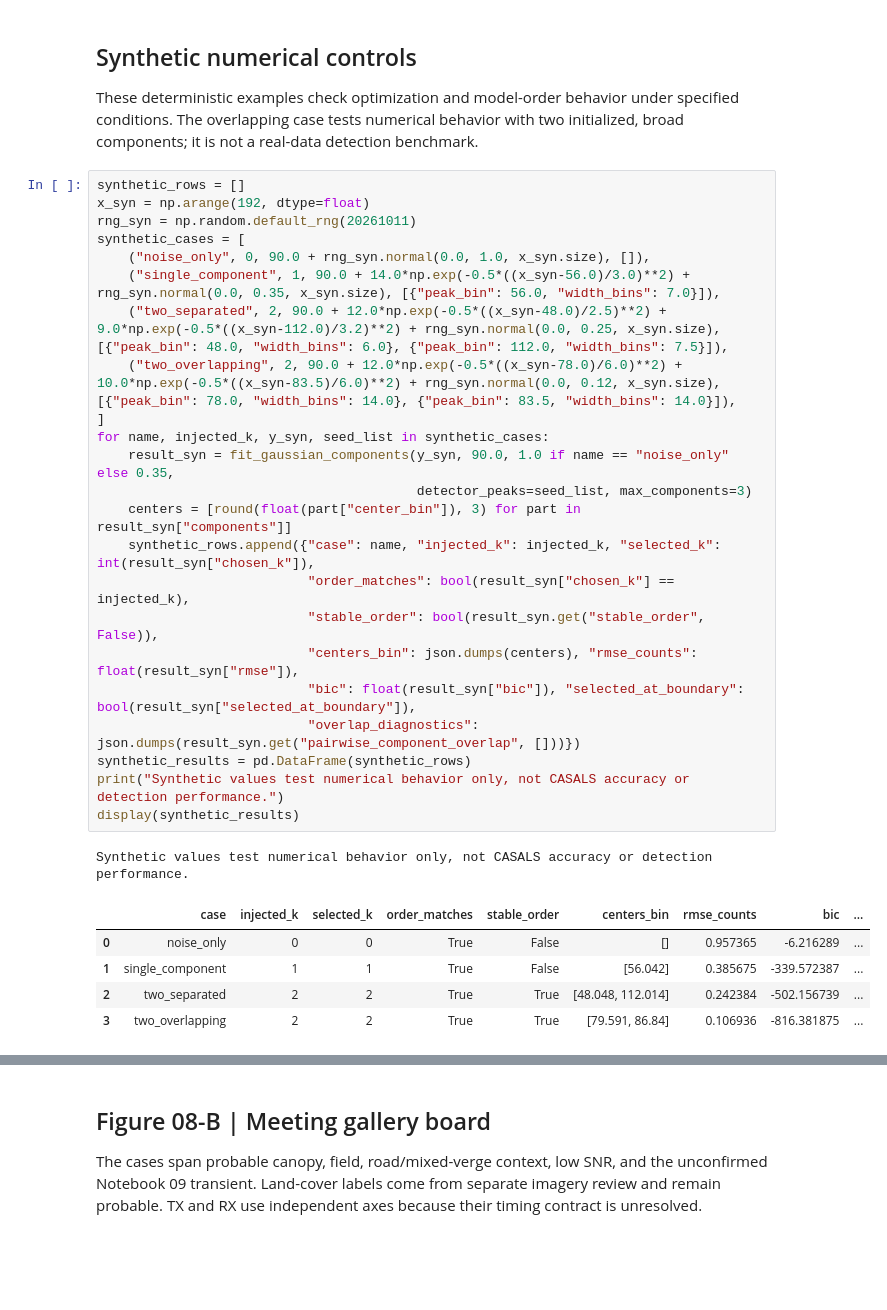
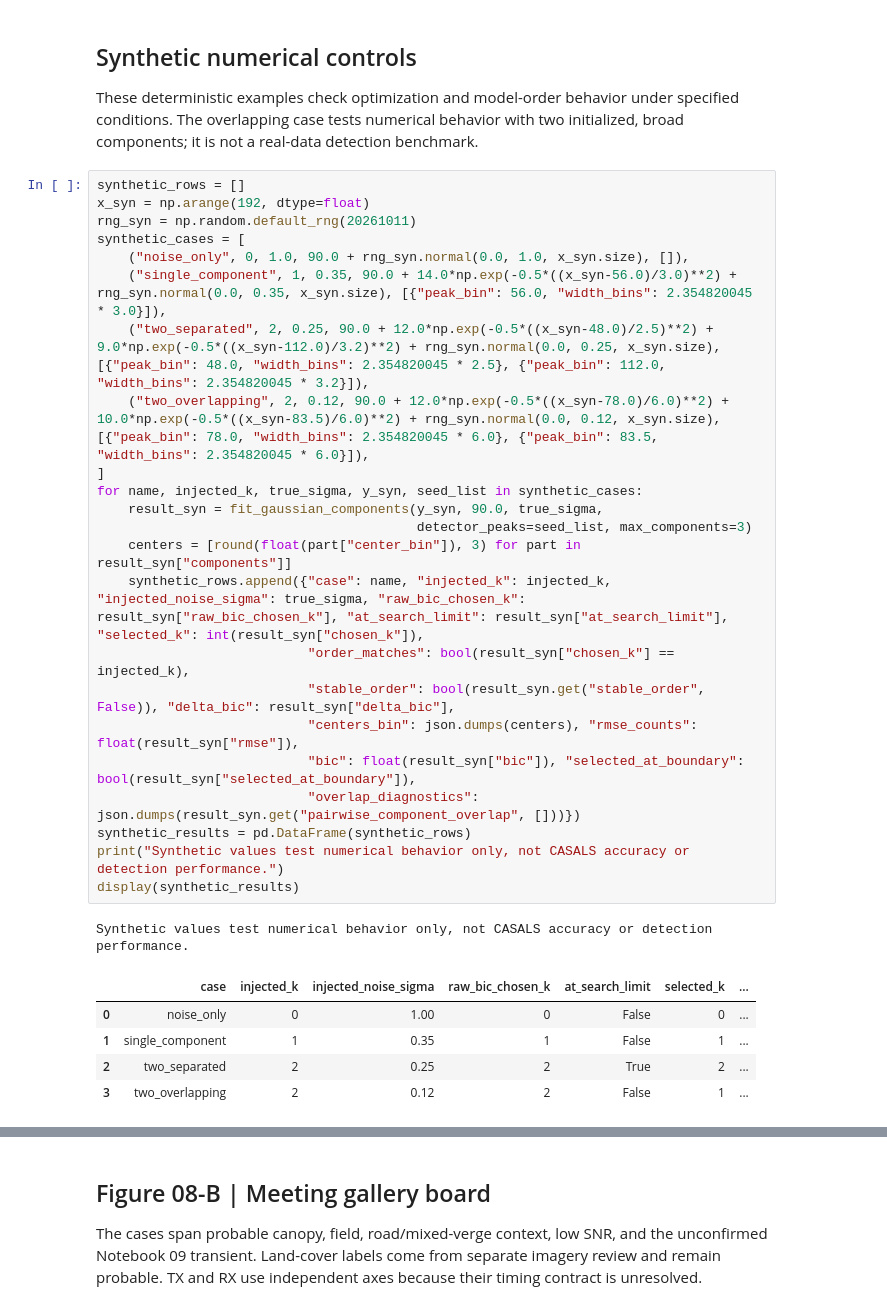
Before and after one commit to jgzhong99/CASALS, a Jupyter notebook: notebooks/08_waveform_decomposition.ipynb, the cells around one changed output, grey strips where cells are left out. Cells and saved outputs as stored; diff of their text form; blank space fills up the shorter version.

```diff
--- a/notebooks/08_waveform_decomposition.ipynb
+++ b/notebooks/08_waveform_decomposition.ipynb
@@ -343,33 +360,33 @@ These deterministic examples check optimization and model-order behavior under s
 # %%
 synthetic_rows = []
 x_syn = np.arange(192, dtype=float)
 rng_syn = np.random.default_rng(20261011)
 synthetic_cases = [
-    ("noise_only", 0, 90.0 + rng_syn.normal(0.0, 1.0, x_syn.size), []),
-    ("single_component", 1, 90.0 + 14.0*np.exp(-0.5*((x_syn-56.0)/3.0)**2) + rng_syn.normal(0.0, 0.35, x_syn.size), [{"peak_bin": 56.0, "width_bins": 7.0}]),
-    ("two_separated", 2, 90.0 + 12.0*np.exp(-0.5*((x_syn-48.0)/2.5)**2) + 9.0*np.exp(-0.5*((x_syn-112.0)/3.2)**2) + rng_syn.normal(0.0, 0.25, x_syn.size), [{"peak_bin": 48.0, "width_bins": 6.0}, {"peak_bin": 112.0, "width_bins": 7.5}]),
-    ("two_overlapping", 2, 90.0 + 12.0*np.exp(-0.5*((x_syn-78.0)/6.0)**2) + 10.0*np.exp(-0.5*((x_syn-83.5)/6.0)**2) + rng_syn.normal(0.0, 0.12, x_syn.size), [{"peak_bin": 78.0, "width_bins": 14.0}, {"peak_bin": 83.5, "width_bins": 14.0}]),
+    ("noise_only", 0, 1.0, 90.0 + rng_syn.normal(0.0, 1.0, x_syn.size), []),
+    ("single_component", 1, 0.35, 90.0 + 14.0*np.exp(-0.5*((x_syn-56.0)/3.0)**2) + rng_syn.normal(0.0, 0.35, x_syn.size), [{"peak_bin": 56.0, "width_bins": 2.354820045 * 3.0}]),
+    ("two_separated", 2, 0.25, 90.0 + 12.0*np.exp(-0.5*((x_syn-48.0)/2.5)**2) + 9.0*np.exp(-0.5*((x_syn-112.0)/3.2)**2) + rng_syn.normal(0.0, 0.25, x_syn.size), [{"peak_bin": 48.0, "width_bins": 2.354820045 * 2.5}, {"peak_bin": 112.0, "width_bins": 2.354820045 * 3.2}]),
+    ("two_overlapping", 2, 0.12, 90.0 + 12.0*np.exp(-0.5*((x_syn-78.0)/6.0)**2) + 10.0*np.exp(-0.5*((x_syn-83.5)/6.0)**2) + rng_syn.normal(0.0, 0.12, x_syn.size), [{"peak_bin": 78.0, "width_bins": 2.354820045 * 6.0}, {"peak_bin": 83.5, "width_bins": 2.354820045 * 6.0}]),
 ]
-for name, injected_k, y_syn, seed_list in synthetic_cases:
-    result_syn = fit_gaussian_components(y_syn, 90.0, 1.0 if name == "noise_only" else 0.35,
+for name, injected_k, true_sigma, y_syn, seed_list in synthetic_cases:
+    result_syn = fit_gaussian_components(y_syn, 90.0, true_sigma,
                                          detector_peaks=seed_list, max_components=3)
     centers = [round(float(part["center_bin"]), 3) for part in result_syn["components"]]
-    synthetic_rows.append({"case": name, "injected_k": injected_k, "selected_k": int(result_syn["chosen_k"]),
+    synthetic_rows.append({"case": name, "injected_k": injected_k, "injected_noise_sigma": true_sigma, "raw_bic_chosen_k": result_syn["raw_bic_chosen_k"], "at_search_limit": result_syn["at_search_limit"], "selected_k": int(result_syn["chosen_k"]),
                            "order_matches": bool(result_syn["chosen_k"] == injected_k),
-                           "stable_order": bool(result_syn.get("stable_order", False)),
+                           "stable_order": bool(result_syn.get("stable_order", False)), "delta_bic": result_syn["delta_bic"],
                            "centers_bin": json.dumps(centers), "rmse_counts": float(result_syn["rmse"]),
                            "bic": float(result_syn["bic"]), "selected_at_boundary": bool(result_syn["selected_at_boundary"]),
                            "overlap_diagnostics": json.dumps(result_syn.get("pairwise_component_overlap", []))})
 synthetic_results = pd.DataFrame(synthetic_rows)
 print("Synthetic values test numerical behavior only, not CASALS accuracy or detection performance.")
 display(synthetic_results)
 # %% [output]
 Synthetic values test numerical behavior only, not CASALS accuracy or detection performance.
-|  | case | injected_k | selected_k | order_matches | stable_order | centers_bin | rmse_counts | bic | ... |
-| 0 | noise_only | 0 | 0 | True | False | [] | 0.957365 | -6.216289 | ... |
-| 1 | single_component | 1 | 1 | True | False | [56.042] | 0.385675 | -339.572387 | ... |
-| 2 | two_separated | 2 | 2 | True | True | [48.048, 112.014] | 0.242384 | -502.156739 | ... |
-| 3 | two_overlapping | 2 | 2 | True | True | [79.591, 86.84] | 0.106936 | -816.381875 | ... |
+|  | case | injected_k | injected_noise_sigma | raw_bic_chosen_k | at_search_limit | selected_k | ... |
+| 0 | noise_only | 0 | 1.00 | 0 | False | 0 | ... |
+| 1 | single_component | 1 | 0.35 | 1 | False | 1 | ... |
+| 2 | two_separated | 2 | 0.25 | 2 | True | 2 | ... |
+| 3 | two_overlapping | 2 | 0.12 | 2 | False | 1 | ... |
 # %% [markdown]
 ## Figure 08-A | TX/RX morphology, Gaussian fits, and residuals
 
```
Also changed, not shown: parts of 11 cells of this notebook, 5 other files.
